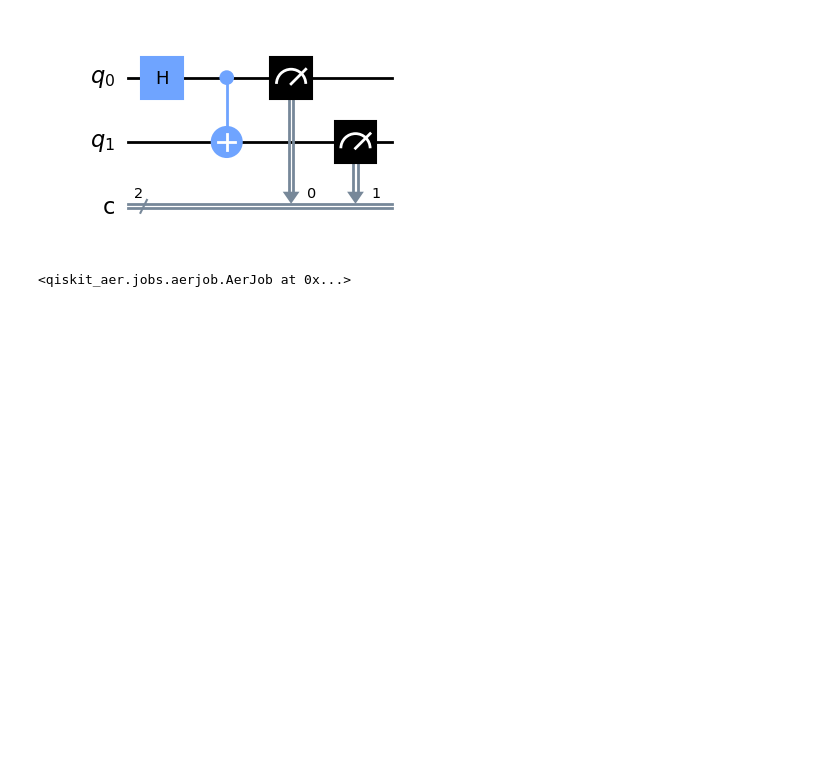
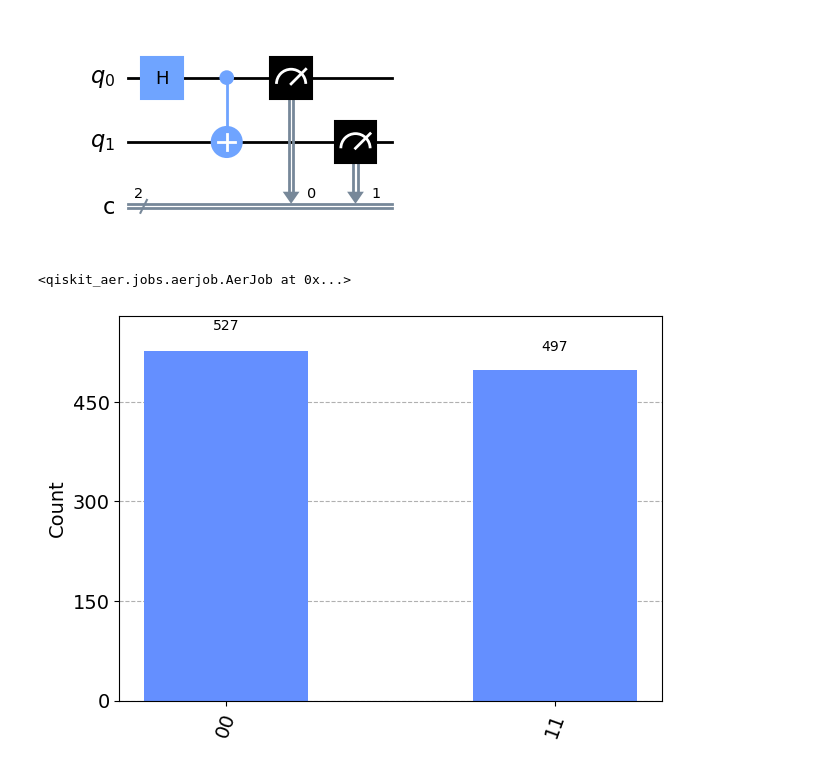
Before and after one commit to Milind-cod3-base/Qiskit_prac, a Jupyter notebook: qiskit_tut.ipynb, the cells around one changed output. Cells and saved outputs as stored; diff of their text form; code cells hidden in the pictures; blank space fills up the shorter version.

Commit message:
Get results and plot them
results show 0.527 percentage of 00 qubit

```diff
--- a/qiskit_tut.ipynb
+++ b/qiskit_tut.ipynb
@@ -90,8 +90,11 @@ circuit.draw(output='mpl')
 # %%
 # running the above circuit in simulation using AER (for simulation on local computer)
 simulator = Aer.get_backend('qasm_simulator') # qasm stands for quantum assembly language
-# %%
-# executing the cirucuit with the simulator as my backend
-execute(circuit, backend= simulator)
-# %% [output]
-<qiskit_aer.jobs.aerjob.AerJob at 0x...>
+# %%
+# executing the cirucuit with the simulator as my backend
+execute(circuit, backend= simulator)
+# %% [output]
+<qiskit_aer.jobs.aerjob.AerJob at 0x...>
+# %%
+# storing above in a result variable
+result = execute(circuit, backend= simulator).result()
@@ -97,0 +104,4 @@ execute(circuit, backend= simulator)
+# %%
+plot_histogram(result.get_counts(circuit))
+# %% [output]
+[figure, added]
```
Also changed, not shown: parts of 2 cells of this notebook.
